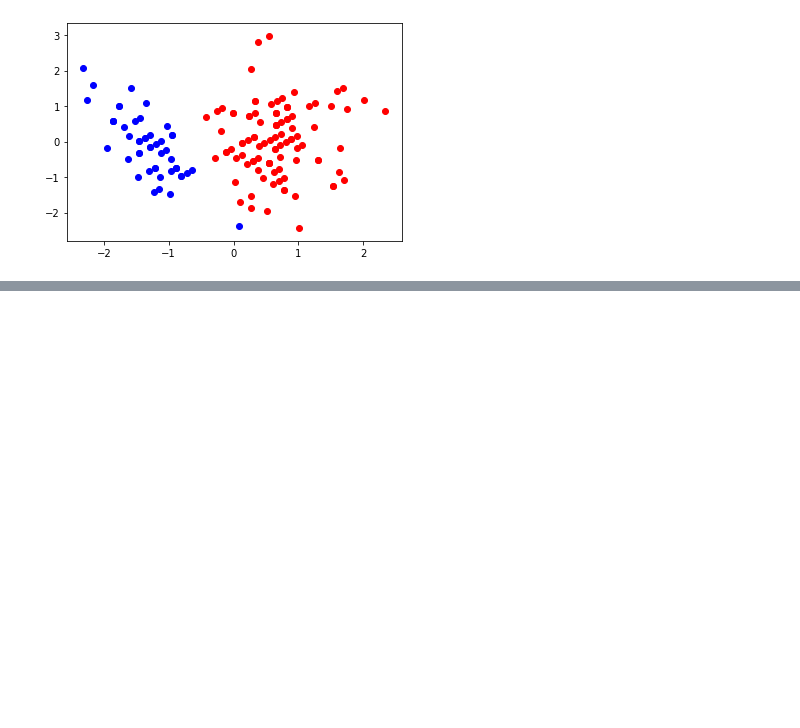
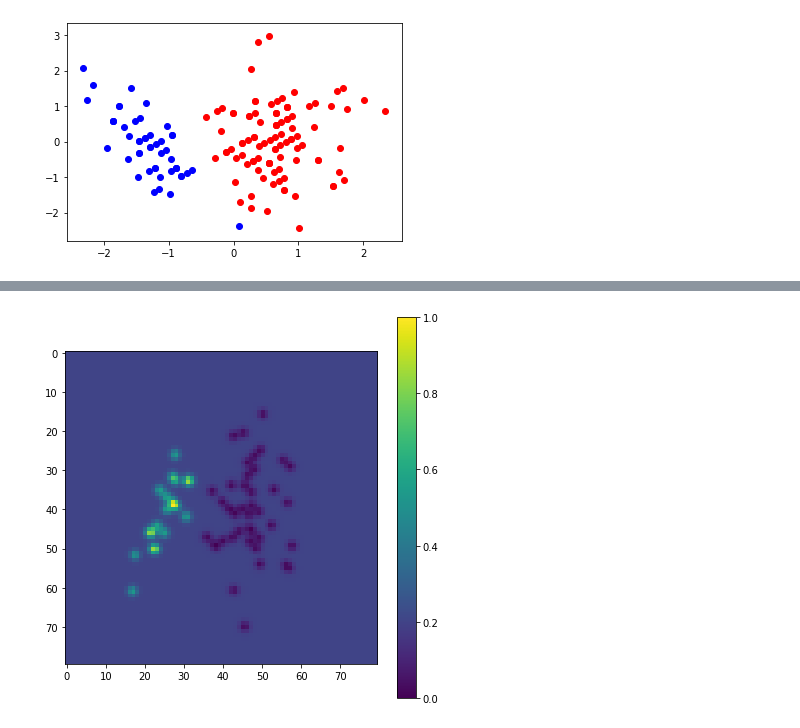
Before and after one commit to ritafolisi/Tirocinio, a Jupyter notebook: Visualizzazione-SVC.ipynb, the cells around one changed output, grey strips where cells are left out. Saved outputs shown, nothing was run; the diff lists cells and outputs as text; code cells hidden in the pictures; blank space fills up the shorter version.

Commit message:
Aggiunta visualizzazione heatmap e modificato metodo per ritornare media degli mse nei k fold

```diff
--- a/Visualizzazione-SVC.ipynb
+++ b/Visualizzazione-SVC.ipynb
@@ -128,0 +129,21 @@ plt.show()
+# %%
+
+#gr_dataset()
+x = np.arange(-4, 4, .1)
+y = np.arange(-4, 4, .1)
+X, Y = np.meshgrid(x, y)
+#print(Y)
+zs = np.array([clf.predict(np.array(list(zip(np.ravel(x), np.ravel(y)))))
+                   for x,y in zip(np.ravel(X), np.ravel(Y))])
+Z = zs.reshape(X.shape)
+normalized = (Z-Z.min())/(Z.max()-Z.min())
+#gr_membership_contour(clf.predict)
+
+#plt.show()
+# %%
+plt.figure(figsize=(7,7))
+plt.imshow(normalized)
+plt.colorbar()
+plt.show()
+# %% [output]
+[figure, added]
```
Also changed, not shown: parts of 3 cells of this notebook, 37 other files.
